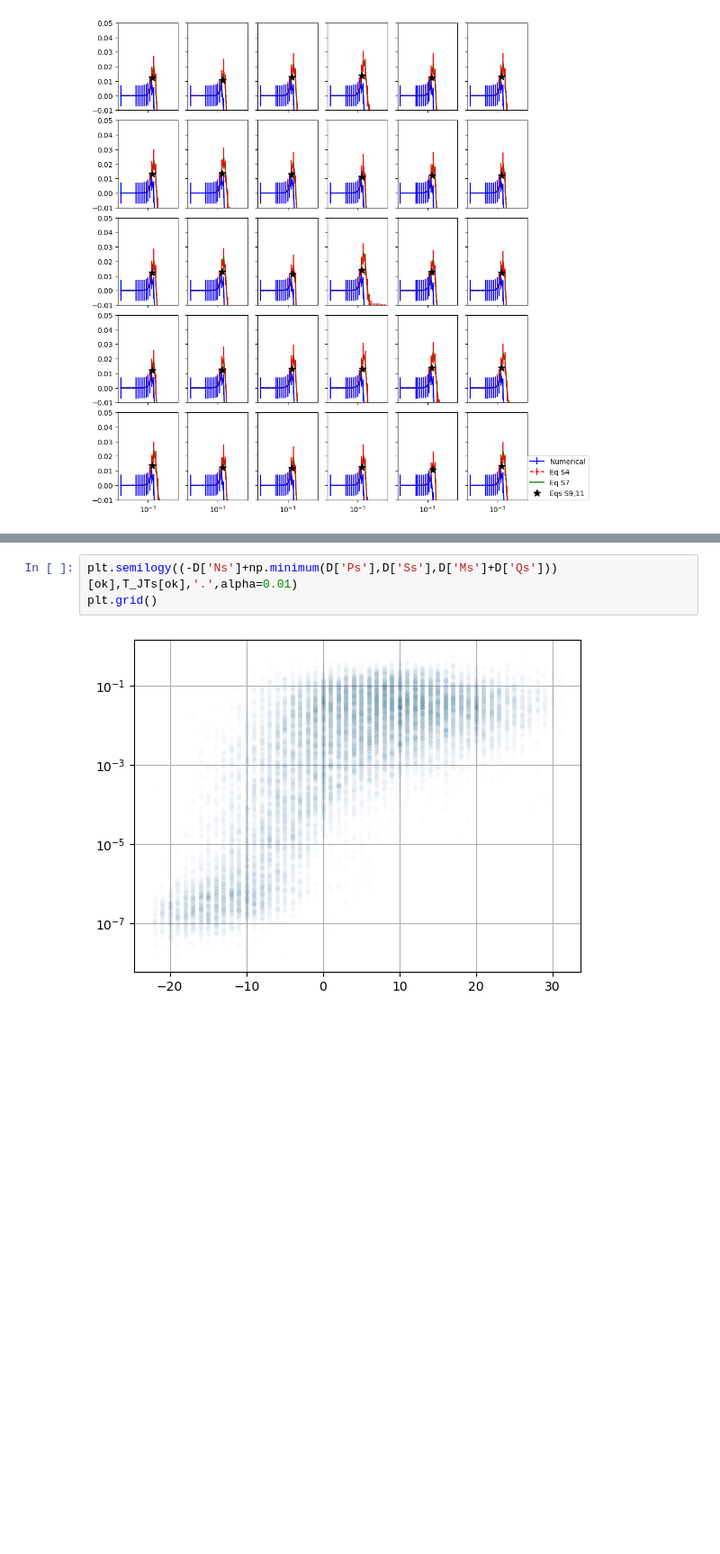
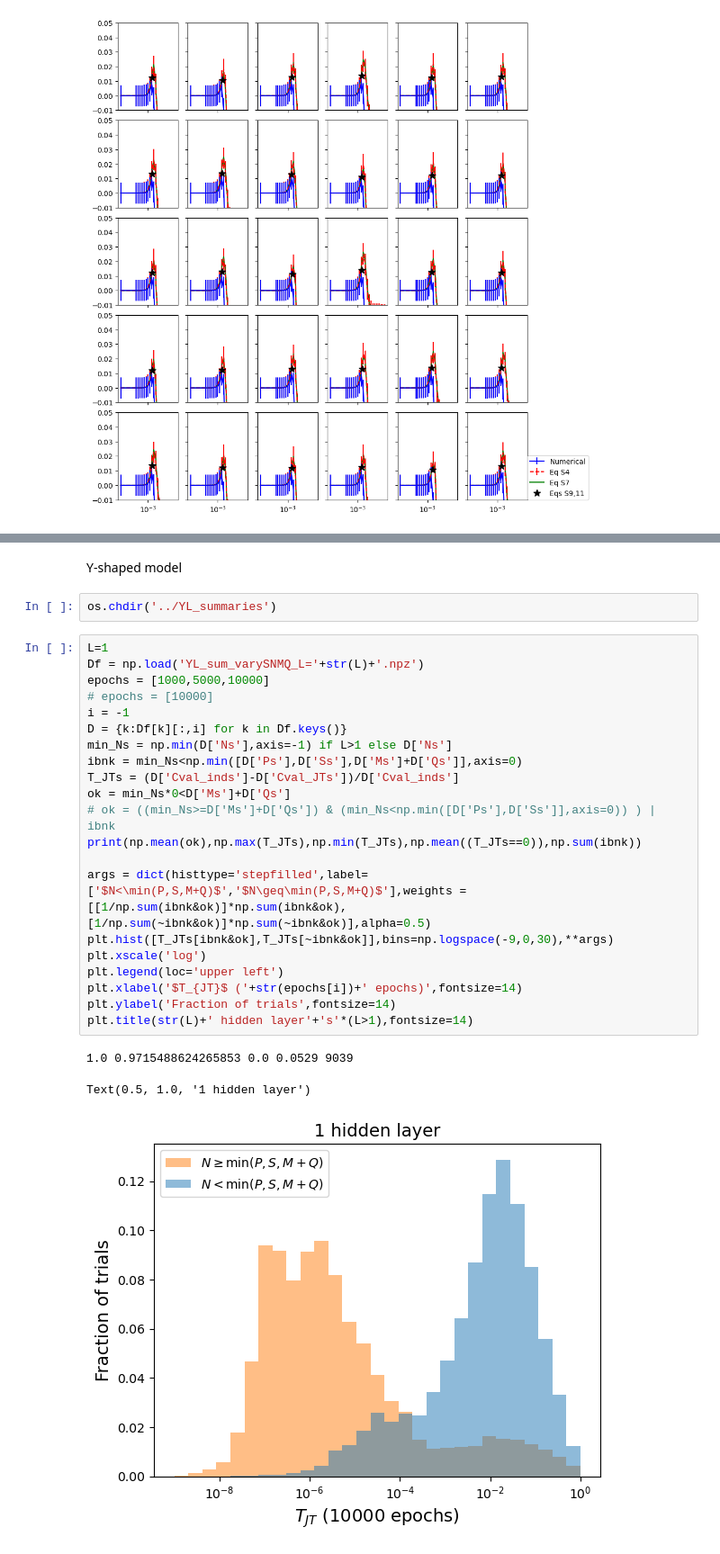
Before and after one commit to zdeblick/JointTraining, a Jupyter notebook: Figures.ipynb, the cells around one changed output, grey strips where cells are left out. Shown at 90% size. Drawn from its saved outputs; the diff is of its cells as text; blank space fills up the shorter version.

```diff
--- a/Figures.ipynb
+++ b/Figures.ipynb
@@ -591,5 +599,29 @@ plt.ylabel('Fraction of trials',fontsize=14)
-# %%
-plt.semilogy((-D['Ns']+np.minimum(D['Ps'],D['Ss'],D['Ms']+D['Qs']))[ok],T_JTs[ok],'.',alpha=0.01)
-plt.grid()
-# %% [output]
-[figure, removed]
+# %% [markdown]
+Y-shaped model
+# %%
+os.chdir('../YL_summaries')
+# %%
+L=1
+Df = np.load('YL_sum_varySNMQ_L='+str(L)+'.npz')
+epochs = [1000,5000,10000]
+# epochs = [10000]
+i = -1
+D = {k:Df[k][:,i] for k in Df.keys()}
+min_Ns = np.min(D['Ns'],axis=-1) if L>1 else D['Ns']
+ibnk = min_Ns<np.min([D['Ps'],D['Ss'],D['Ms']+D['Qs']],axis=0)
+T_JTs = (D['Cval_inds']-D['Cval_JTs'])/D['Cval_inds']
+ok = min_Ns*0<D['Ms']+D['Qs']
+# ok = ((min_Ns>=D['Ms']+D['Qs']) & (min_Ns<np.min([D['Ps'],D['Ss']],axis=0)) ) | ibnk
+print(np.mean(ok),np.max(T_JTs),np.min(T_JTs),np.mean((T_JTs==0)),np.sum(ibnk))
+
+args = dict(histtype='stepfilled',label=['$N<\min(P,S,M+Q)$','$N\geq\min(P,S,M+Q)$'],weights = [[1/np.sum(ibnk&ok)]*np.sum(ibnk&ok), [1/np.sum(~ibnk&ok)]*np.sum(~ibnk&ok)],alpha=0.5)
+plt.hist([T_JTs[ibnk&ok],T_JTs[~ibnk&ok]],bins=np.logspace(-9,0,30),**args)
+plt.xscale('log')
+plt.legend(loc='upper left')
+plt.xlabel('$T_{JT}$ ('+str(epochs[i])+' epochs)',fontsize=14)
+plt.ylabel('Fraction of trials',fontsize=14)
+plt.title(str(L)+' hidden layer'+'s'*(L>1),fontsize=14)
+# %% [output]
+1.0 0.9715488624265853 0.0 0.0529 9039
+Text(0.5, 1.0, '1 hidden layer')
+[figure, added]
```
Also changed, not shown: parts of 12 cells of this notebook.
